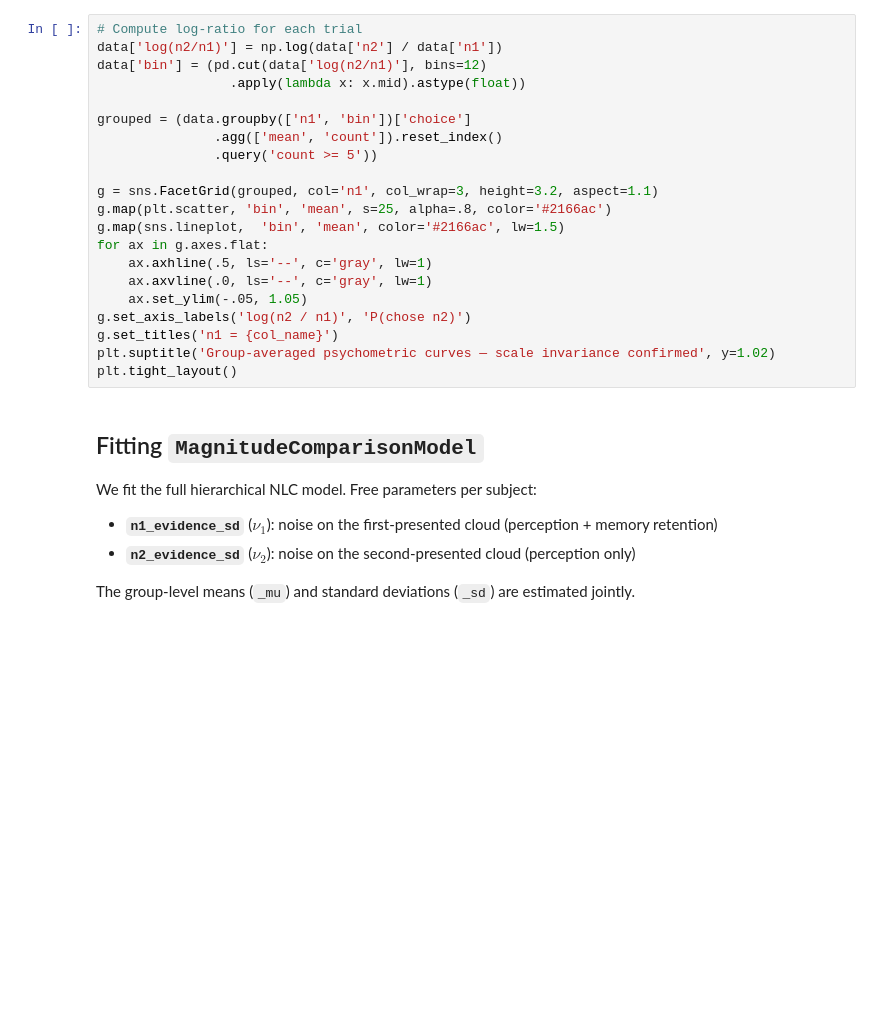
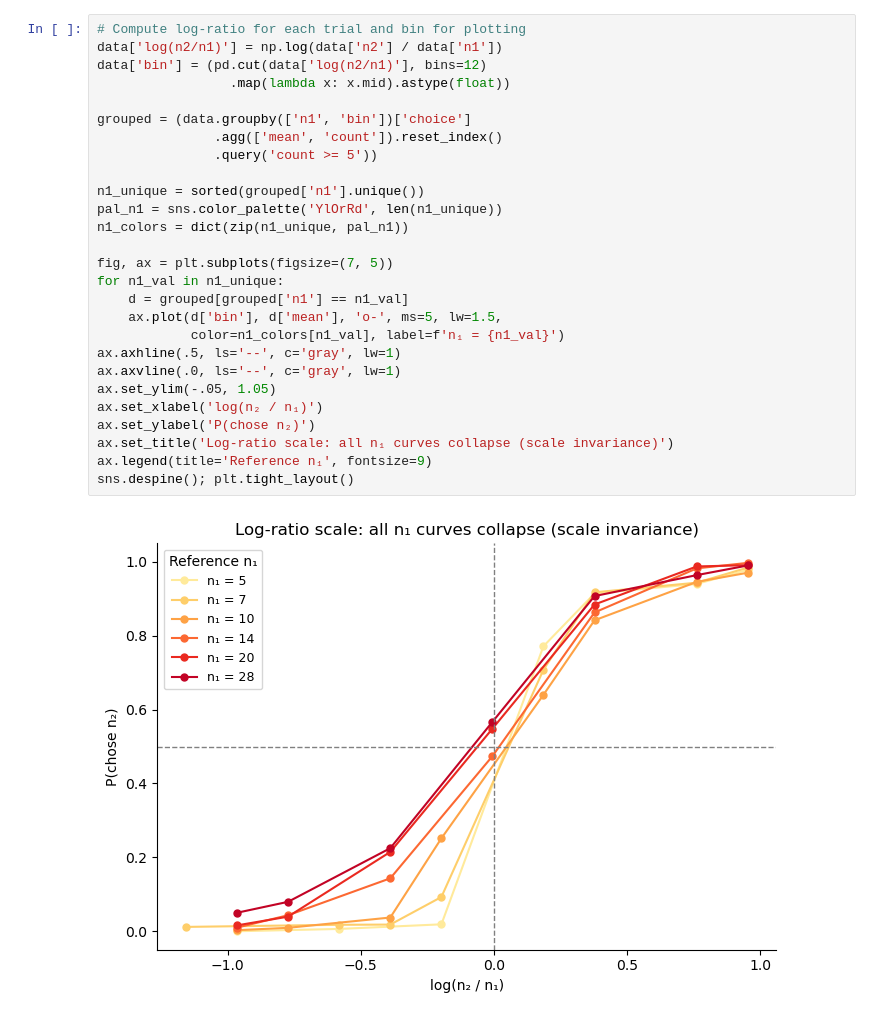
Before and after one commit to ruffgroup/bauer, a Jupyter notebook: docs/tutorial/lesson1.ipynb, the cells around one changed output. Drawn from its saved outputs; the diff is of its cells as text; blank space fills up the shorter version.

```diff
--- a/docs/tutorial/lesson1.ipynb
+++ b/docs/tutorial/lesson1.ipynb
@@ -168,29 +338,29 @@ data.head()
 # %%
-# Compute log-ratio for each trial
+# Compute log-ratio for each trial and bin for plotting
 data['log(n2/n1)'] = np.log(data['n2'] / data['n1'])
 data['bin'] = (pd.cut(data['log(n2/n1)'], bins=12)
-                 .apply(lambda x: x.mid).astype(float))
+                 .map(lambda x: x.mid).astype(float))
 
 grouped = (data.groupby(['n1', 'bin'])['choice']
                .agg(['mean', 'count']).reset_index()
                .query('count >= 5'))
 
-g = sns.FacetGrid(grouped, col='n1', col_wrap=3, height=3.2, aspect=1.1)
-g.map(plt.scatter, 'bin', 'mean', s=25, alpha=.8, color='#2166ac')
-g.map(sns.lineplot,  'bin', 'mean', color='#2166ac', lw=1.5)
-for ax in g.axes.flat:
-    ax.axhline(.5, ls='--', c='gray', lw=1)
-    ax.axvline(.0, ls='--', c='gray', lw=1)
-    ax.set_ylim(-.05, 1.05)
-g.set_axis_labels('log(n2 / n1)', 'P(chose n2)')
-g.set_titles('n1 = {col_name}')
-plt.suptitle('Group-averaged psychometric curves — scale invariance confirmed', y=1.02)
-plt.tight_layout()
+n1_unique = sorted(grouped['n1'].unique())
+pal_n1 = sns.color_palette('YlOrRd', len(n1_unique))
+n1_colors = dict(zip(n1_unique, pal_n1))
+
+fig, ax = plt.subplots(figsize=(7, 5))
+for n1_val in n1_unique:
+    d = grouped[grouped['n1'] == n1_val]
+    ax.plot(d['bin'], d['mean'], 'o-', ms=5, lw=1.5,
+            color=n1_colors[n1_val], label=f'n₁ = {n1_val}')
+ax.axhline(.5, ls='--', c='gray', lw=1)
+ax.axvline(.0, ls='--', c='gray', lw=1)
+ax.set_ylim(-.05, 1.05)
+ax.set_xlabel('log(n₂ / n₁)')
+ax.set_ylabel('P(chose n₂)')
+ax.set_title('Log-ratio scale: all n₁ curves collapse (scale invariance)')
+ax.legend(title='Reference n₁', fontsize=9)
+sns.despine(); plt.tight_layout()
+# %% [output]
+[figure, added]
-# %% [markdown]
-## Fitting `MagnitudeComparisonModel`
-
-We fit the full hierarchical NLC model.  Free parameters per subject:
-- **`n1_evidence_sd`** ($\nu_1$): noise on the first-presented cloud (perception + memory retention)
-- **`n2_evidence_sd`** ($\nu_2$): noise on the second-presented cloud (perception only)
-
-The group-level means (`_mu`) and standard deviations (`_sd`) are estimated jointly.
```
Also changed, not shown: parts of 30 cells of this notebook, 5 other files.
